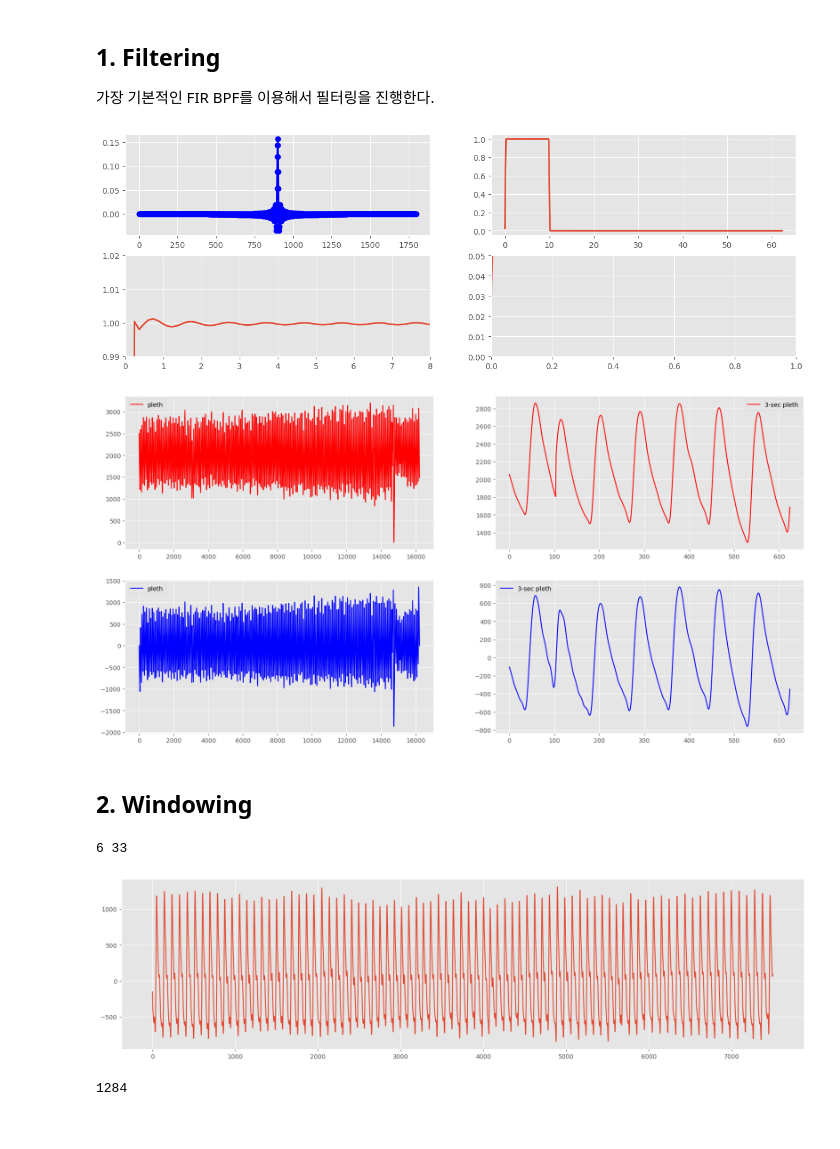
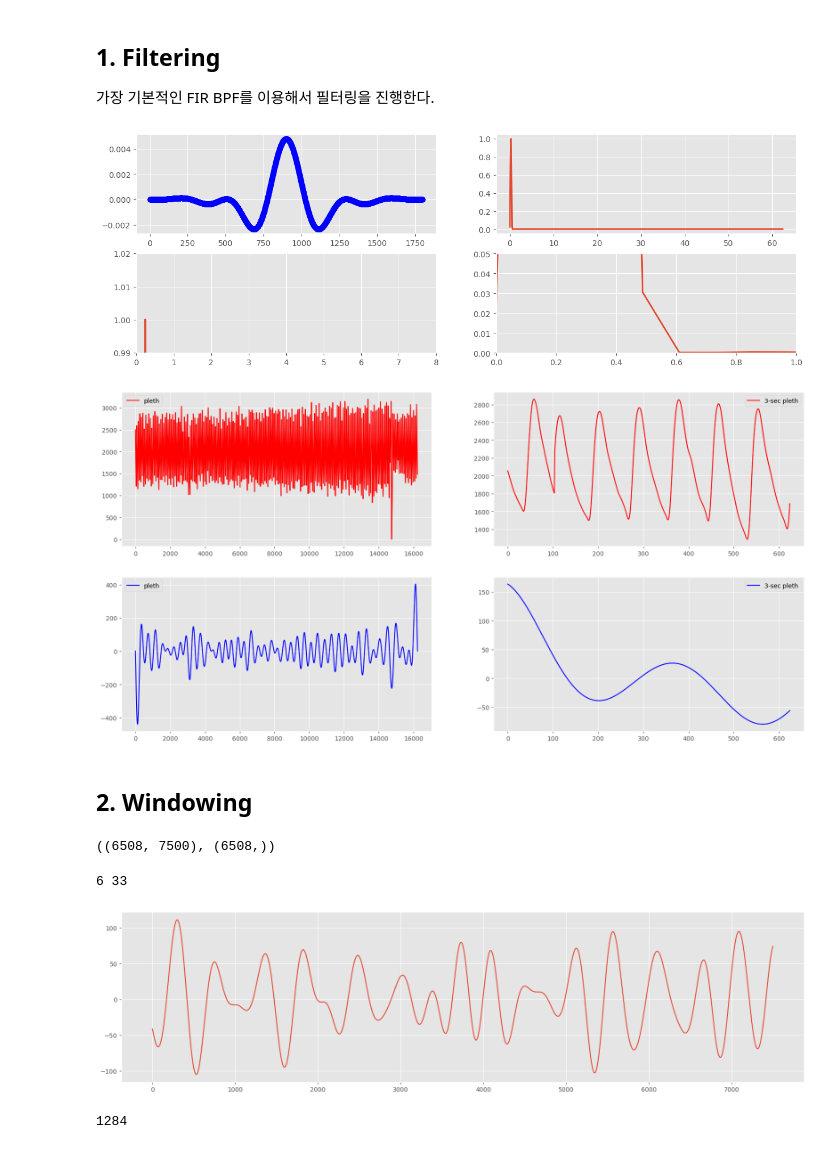
Before and after one commit to Noritheyellow/Project-RRpo-2ndStudy, a Jupyter notebook: src/20_preprocessing.ipynb, the cells around one changed output. Saved outputs shown, nothing was run; the diff lists cells and outputs as text; code cells hidden in the pictures.

Commit message:
update: revision, add dataset processing

```diff
--- a/src/20_preprocessing.ipynb
+++ b/src/20_preprocessing.ipynb
@@ -80,7 +80,7 @@ pleths = list(map(lambda pleth: pleth.astype(np.int16), pleths))
 import multiprocessing
 from scipy import signal, fft
 # %%
-taps = signal.firwin(numtaps=1800, cutoff=[0.1, 10.0], window='hamming', pass_zero=False, fs=125)
+taps = signal.firwin(numtaps=1800, cutoff=[0.1, 0.4], window='hamming', pass_zero=False, fs=125)
 w, h = signal.freqz(taps)
 # %%
 fig, axs = plt.subplots(2, 2, figsize=(15,5))
@@ -94,7 +94,7 @@ axs[1][1].set_xlim(0, 1)
 axs[1][1].set_ylim(0, 0.05)
 plt.show()
 # %% [output]
-[figure, old version]
+[figure, new version]
 # %%
 pool = multiprocessing.Pool(processes=40)
 filtered_pleths = pool.starmap(signal.filtfilt, [(taps, 1.0, pleth) for pleth in pleths])
@@ -112,7 +112,7 @@ axs[1][1].plot(filtered_pleths[-1][125*120:125*125], label='3-sec pleth', color=
 axs[1][1].legend()
 plt.show()
 # %% [output]
-[figure, old version]
+[figure, new version]
 # %%
 # Equirriple FIR filter 는 여기에 좀 더 가깝지만 내가 아직 다룰 줄 모른다.
 # band = [0.5, 8.0]
@@ -157,5 +157,9 @@ def generate_dataset(arg_pleths, arg_resps, fs=125, shift_factor=4):
 
     return np.array(pleth_dat), np.array(resp_dat)
 # %%
-pleth, resp = generate_dataset(filtered_pleths, resps, shift_factor=60)
+dataset = generate_dataset(filtered_pleths, resps, shift_factor=60)
+# %%
+dataset[0].shape, dataset[1].shape
+# %% [output]
+((6508, 7500), (6508,))
 # %%
@@ -167,10 +171,10 @@ print(resp.min(), resp.max())
 6 33
 # %%
 plt.figure(figsize=(20,5))
-plt.plot(dataset[100][0])
+plt.plot(dataset[0][100])
 plt.show()
 # %% [output]
-[figure, old version]
+[figure, new version]
 # %%
 # total 6508
 # train 5224
```
Also changed, not shown: parts of 3 cells of this notebook, 17 other files.
